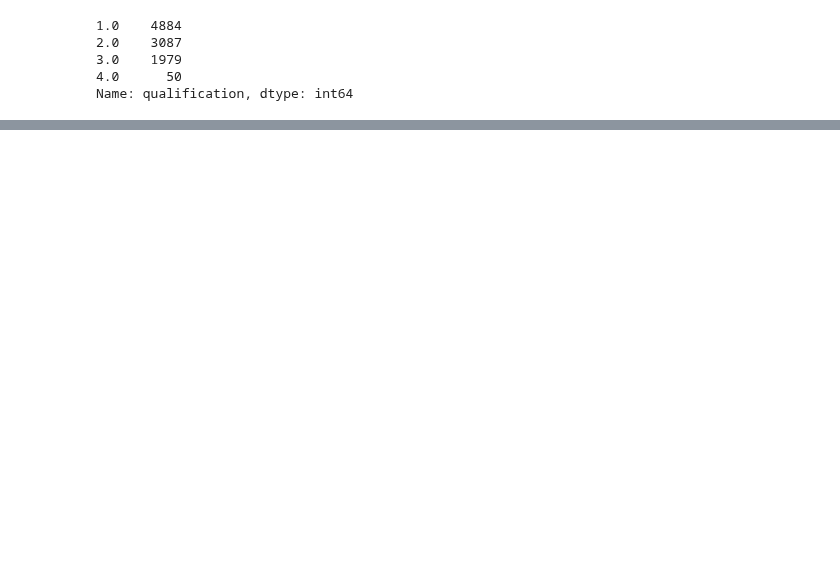
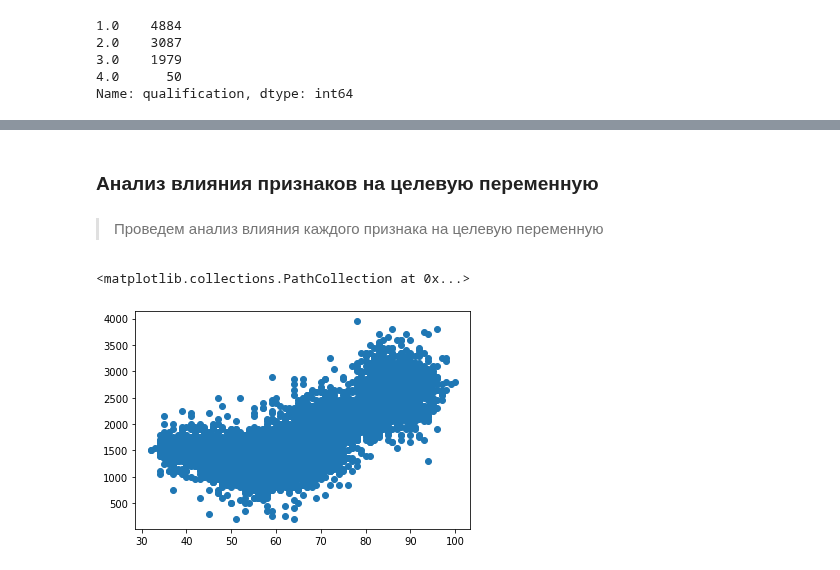
Before and after one commit to alex-chin/gb_data_analysis, a Jupyter notebook: project/math_exam.ipynb, the cells around one changed output, grey strips where cells are left out. Saved outputs shown, nothing was run; the diff lists cells and outputs as text; code cells hidden in the pictures; blank space fills up the shorter version.

```diff
--- a/project/math_exam.ipynb
+++ b/project/math_exam.ipynb
@@ -272,0 +369,9 @@ Name: qualification, dtype: int64
+# %% [markdown]
+### Анализ влияния признаков на целевую переменную
+# %% [markdown]
+> Проведем анализ влияния каждого признака на целевую переменную
+# %%
+plt.scatter(train.mean_exam_points, train.lesson_price)
+# %% [output]
+<matplotlib.collections.PathCollection at 0x...>
+[figure, added]
```
Also changed, not shown: parts of 42 cells of this notebook.
